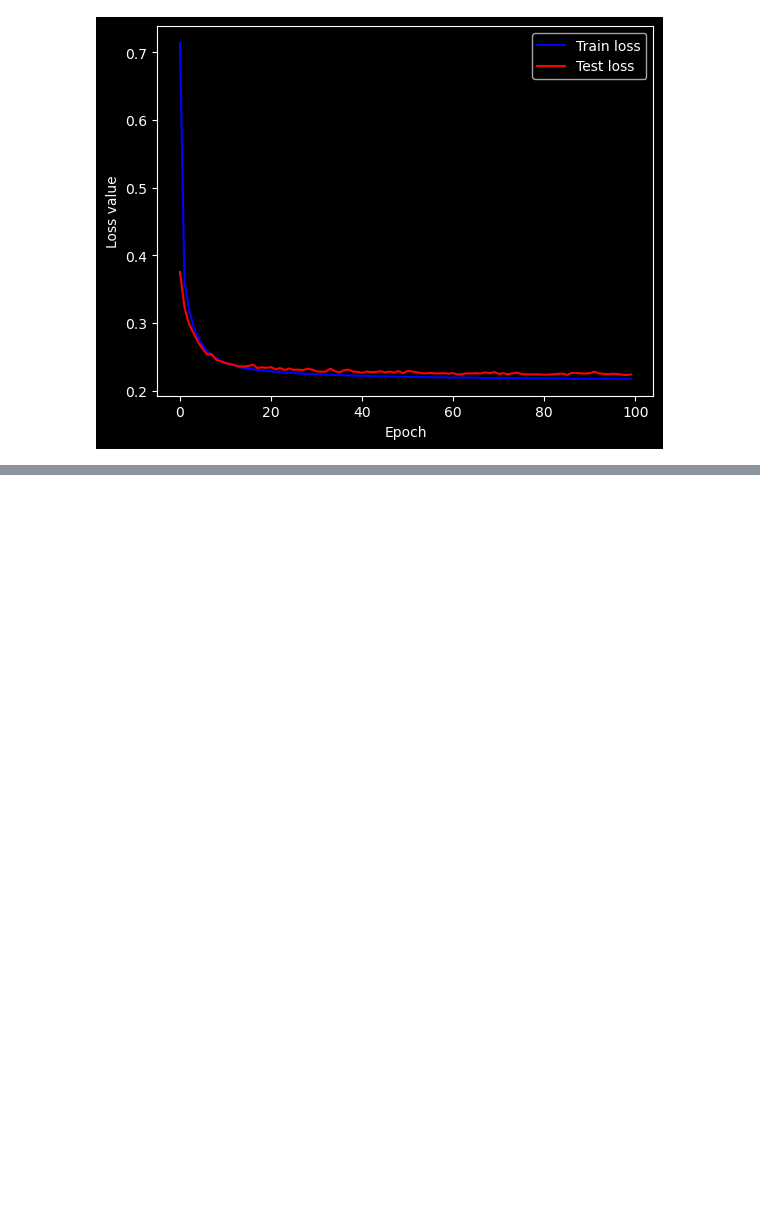
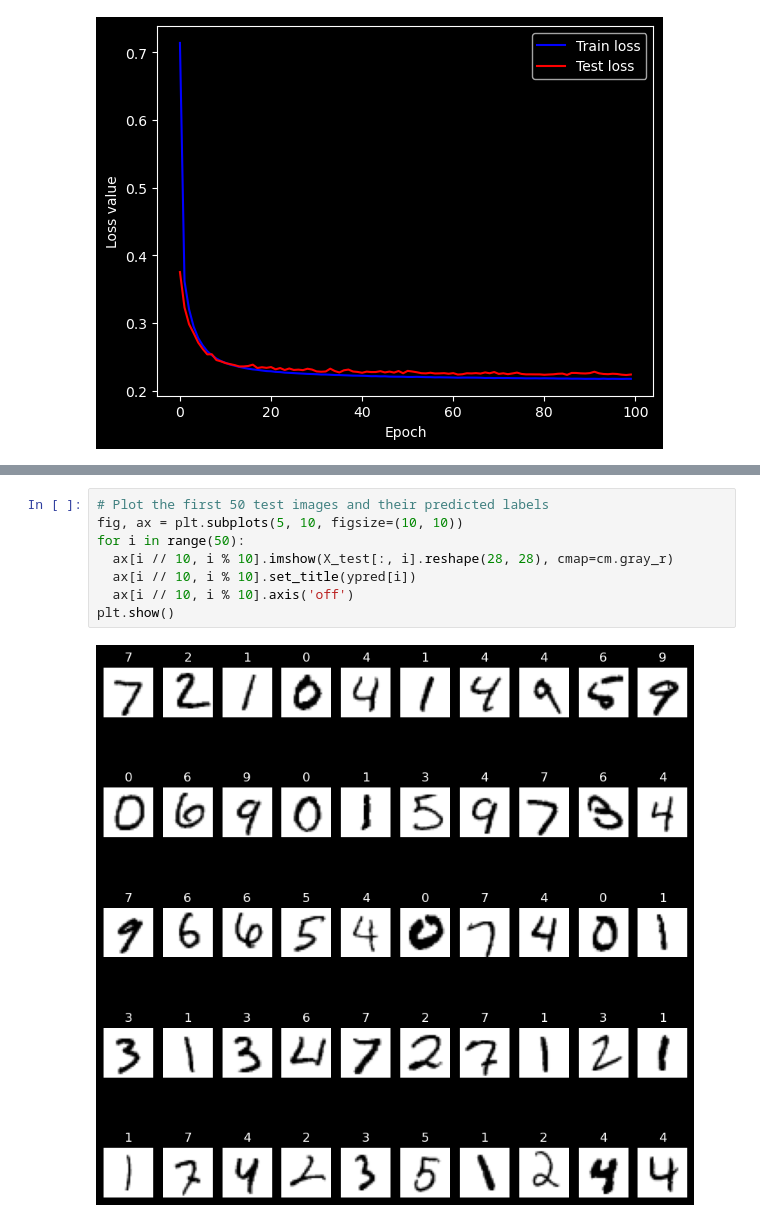
Before and after one commit to adityab24840/Deep-Learning, a Jupyter notebook: Code/NeuralNetwork_Classifier_Part1.ipynb, the cells around one changed output, grey strips where cells are left out. Saved outputs shown, nothing was run; the diff lists cells and outputs as text; blank space fills up the shorter version.

```diff
--- a/Code/NeuralNetwork_Classifier_Part1.ipynb
+++ b/Code/NeuralNetwork_Classifier_Part1.ipynb
@@ -417,0 +424,10 @@ np.mean(ytrue == ypred)
+# %%
+# Plot the first 50 test images and their predicted labels
+fig, ax = plt.subplots(5, 10, figsize=(10, 10))
+for i in range(50):
+  ax[i // 10, i % 10].imshow(X_test[:, i].reshape(28, 28), cmap=cm.gray_r)
+  ax[i // 10, i % 10].set_title(ypred[i])
+  ax[i // 10, i % 10].axis('off')
+plt.show()
+# %% [output]
+[figure, added]
```
Also changed, not shown: parts of 3 cells of this notebook.
